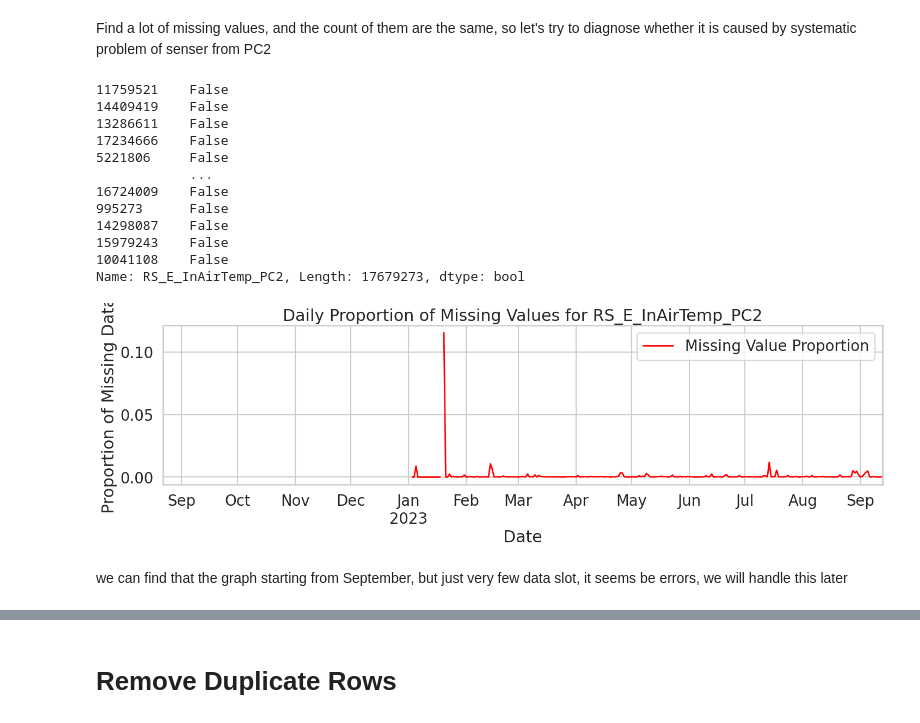
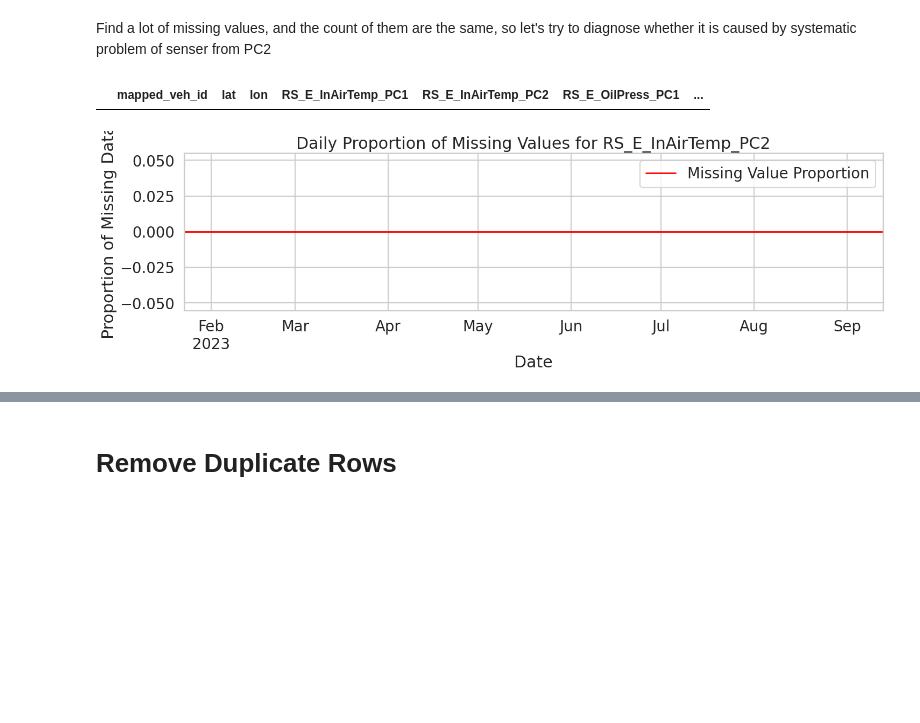
Before and after one commit to yutao-data/Data_Mining_SNCB, a Jupyter notebook: notebooks/sncb-eda-data-clean.ipynb, the cells around one changed output, grey strips where cells are left out. Saved outputs shown, nothing was run; the diff lists cells and outputs as text; code cells hidden in the pictures; blank space fills up the shorter version.

```diff
--- a/notebooks/sncb-eda-data-clean.ipynb
+++ b/notebooks/sncb-eda-data-clean.ipynb
@@ -291,0 +331,3 @@ it may be the correct data, there may exist some engineer problems when the temp
+# %%
+# Remove the row with the specific erroneous value mentioned in the analysis
+data = data[data['RS_E_InAirTemp_PC2'] >-6]
@@ -322,0 +459,6 @@ plt.show()
+# %%
+# Replace 0 with NaN in the 'RS_E_OilPress_PC2' column
+data['RS_E_OilPress_PC2'].replace(0, np.nan, inplace=True)
+
+# Interpolate only the NaN values in the 'RS_E_OilPress_PC2' column
+data['RS_E_OilPress_PC2'].interpolate(method='linear', inplace=True)
@@ -565,26 +749,16 @@ plt.show()
 # %% [markdown]
 Convert the 'timestamps_UTC' column to datetime
 # %%
-# Convert the 'timestamps_UTC' column to datetime format and coerce errors
-data['timestamps_UTC'] = pd.to_datetime(data['timestamps_UTC'], errors='coerce')
-
-# Verify the datatype of 'timestamps_UTC' after conversion
-print(data['timestamps_UTC'].dtype)
-
-# Extract date and time attributes for visualization
+# Convert 'timestamps_UTC' to datetime only once, and drop it immediately after extraction
+data['timestamps_UTC'] = pd.to_datetime(data['timestamps_UTC'])  # Removed errors='coerce' for optimization
 data['date'] = data['timestamps_UTC'].dt.date
-data['time'] = data['timestamps_UTC'].dt.time
 data['hour'] = data['timestamps_UTC'].dt.hour
-data['day'] = data['timestamps_UTC'].dt.day
 data['dayofweek'] = data['timestamps_UTC'].dt.dayofweek
 data['weekday'] = data['timestamps_UTC'].dt.strftime('%A')
 
-# Verify that the new columns have been created
-print(data[['date', 'time', 'hour', 'day', 'dayofweek', 'weekday']].head())
-
-# Drop the 'timestamps_UTC' column if it's no longer needed
+# Now that we've extracted the needed information, we can drop the original 'timestamps_UTC'
 data.drop(['timestamps_UTC'], axis=1, inplace=True)
 
-# Verify the shape of the data
-print(data.shape)
+# Call the garbage collector to free up memory
+gc.collect()
 # %% [output]
@@ -781,49 +943,29 @@ we can choose an iconic part of interesting data:
 we can find that the 0 and NaN is also coming together, we assume that the senser should have some bugs at this time
 # %% [markdown]
 Find a lot of missing values, and the count of them are the same, so let's try to diagnose whether it is caused by systematic problem of senser from PC2
-# %%
-# Load a subset of the data for analysis, we are focusing on one column with missing values for demonstration
-subset_data = pd.read_csv(dataset_path, delimiter = ';', usecols=['timestamps_UTC', 'RS_E_InAirTemp_PC2', 'RS_E_OilPress_PC2'])
-
-# Convert timestamps to datetime objects for easier analysis
-subset_data['timestamps_UTC'] = pd.to_datetime(subset_data['timestamps_UTC'])
-
-# Sort the data based on the timestamp
-subset_data.sort_values('timestamps_UTC', inplace=True)
-
-# Create a boolean series to indicate rows with missing values
-missing_value_series = subset_data['RS_E_InAirTemp_PC2'].isnull()
-
-# Print Missing Values
-missing_value_series
-# %% [output]
-11759521    False
-14409419    False
-13286611    False
-17234666    False
-5221806     False
-            ...
-16724009    False
-995273      False
-14298087    False
-15979243    False
-10041108    False
-Name: RS_E_InAirTemp_PC2, Length: 17679273, dtype: bool
+# %%
+# change pd settings to show 50 rows
+pd.set_option('display.max_rows', 50)
+
+data[data.isna().any(axis=1)].sort_values('date')
+# %% [output]
+|  | mapped_veh_id | lat | lon | RS_E_InAirTemp_PC1 | RS_E_InAirTemp_PC2 | RS_E_OilPress_PC1 | ... |
 # %%
-# Resampling the data to get daily missing data proportion
-daily_missing_data = subset_data.set_index('timestamps_UTC').resample('D')['RS_E_InAirTemp_PC2'].apply(lambda x: x.isnull().mean())
+# Make sure 'date' is in datetime format
+data['date'] = pd.to_datetime(data['date'])
+
+# Group by 'date' and calculate the mean of null values for 'RS_E_InAirTemp_PC2'
+daily_missing_data = data.groupby(pd.Grouper(key='date', freq='D'))['RS_E_InAirTemp_PC2'].apply(lambda x: x.isnull().mean())
 
 # Plotting the line plot
-plt.figure(figsize=(15,5))
+plt.figure(figsize=(15, 5))
 daily_missing_data.plot(kind='line', color='red', label='Missing Value Proportion', lw=2)
 plt.xlabel('Date')
 plt.ylabel('Proportion of Missing Data')
 plt.title('Daily Proportion of Missing Values for RS_E_InAirTemp_PC2')
 plt.legend()
 plt.grid(True)  # Adding grid for better readability
 plt.tight_layout()  # Adjust the plot to ensure everything fits without overlapping
 plt.show()
 # %% [output]
-[figure, old version]
+[figure, new version]
-# %% [markdown]
-we can find that the graph starting from September, but just very few data slot, it seems be errors, we will handle this later
```
Also changed, not shown: parts of 46 cells of this notebook.
